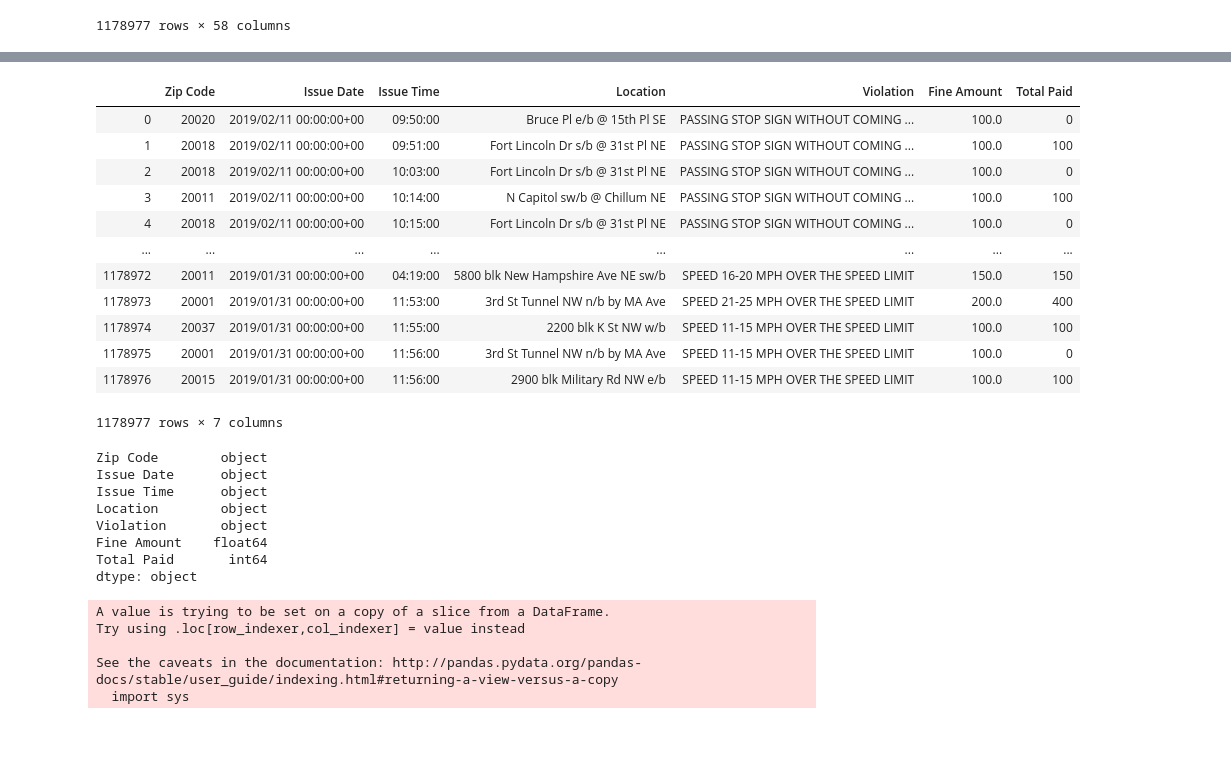
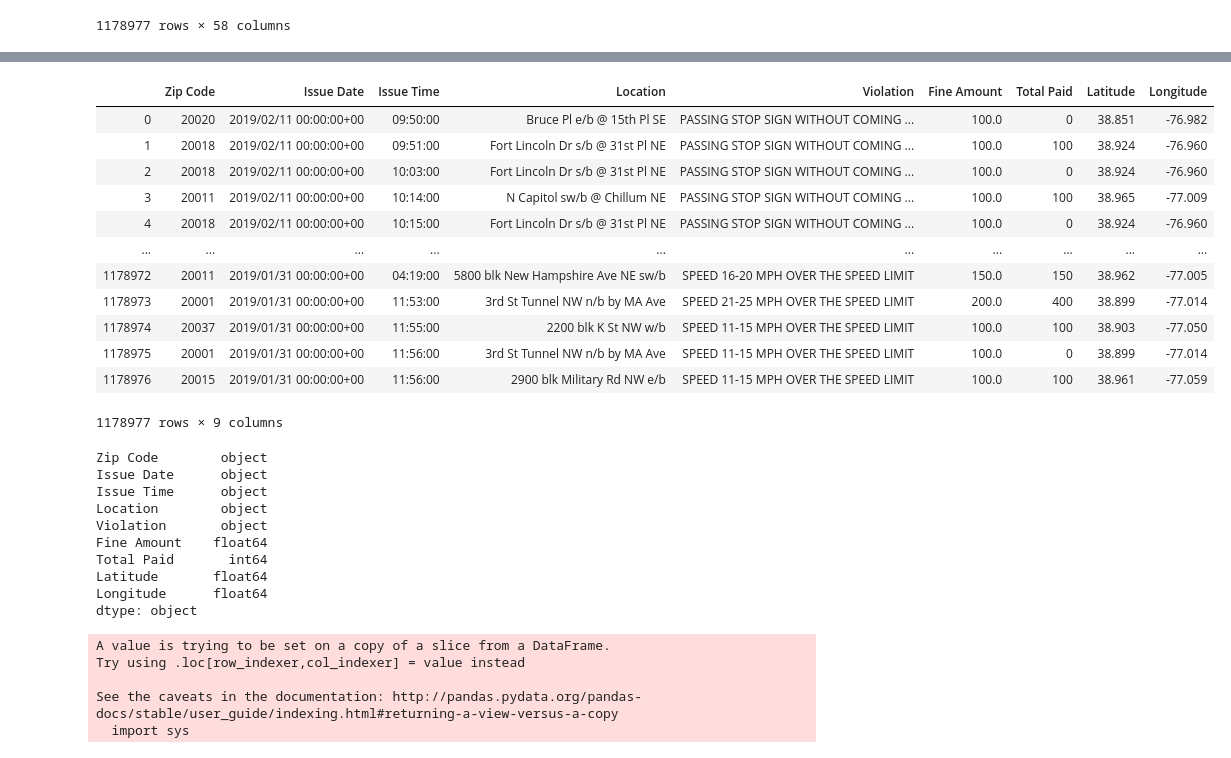
Before and after one commit to carlykelly/Traffic_Project, a Jupyter notebook: Traffic_Data.ipynb, the cells around one changed output, grey strips where cells are left out. Saved outputs shown, nothing was run; the diff lists cells and outputs as text; code cells hidden in the pictures.

Commit message:
Latitude and Logitude added

```diff
--- a/Traffic_Data.ipynb
+++ b/Traffic_Data.ipynb
@@ -298,26 +298,27 @@ Index(['ACCIDENT_INDICATOR_x', 'BODY_STYLE', 'DISPOSITION_CODE_x',
        'VIOLATION_PROCESS_DESC_y', 'XCOORD_y', 'YCOORD_y', 'Zip Code'],
       dtype='object')
 # %%
-traffic_cams_short = test[["Zip Code","ISSUE_DATE_x", "ISSUE_TIME", "LOCATION", "VIOLATION_PROCESS_DESC_x", "FINE_AMOUNT_x", "TOTAL_PAID_x"]]
+traffic_cams_short = test[["Zip Code","ISSUE_DATE_x", "ISSUE_TIME", "LOCATION", "VIOLATION_PROCESS_DESC_x", "FINE_AMOUNT_x", "TOTAL_PAID_x",
+                          "LATITUDE_x","LONGITUDE_x"]]
 traffic_cams_short = traffic_cams_short.rename(columns = {"Zip Code":"Zip Code", "ISSUE_DATE_x":"Issue Date",
                                               "ISSUE_TIME":"Issue Time", "LOCATION":"Location",
                                               "VIOLATION_PROCESS_DESC_x":"Violation", "FINE_AMOUNT_x":"Fine Amount",
-                                              "TOTAL_PAID_x":"Total Paid"})
+                                              "TOTAL_PAID_x":"Total Paid", "LATITUDE_x":"Latitude","LONGITUDE_x":"Longitude" })
 traffic_cams_short
 # %% [output]
-|  | Zip Code | Issue Date | Issue Time | Location | Violation | Fine Amount | Total Paid |
-| 0 | 20020 | 2019/02/11 00:00:00+00 | 09:50:00 | Bruce Pl e/b @ 15th Pl SE | PASSING STOP SIGN WITHOUT COMING ... | 100.0 | 0 |
-| 1 | 20018 | 2019/02/11 00:00:00+00 | 09:51:00 | Fort Lincoln Dr s/b @ 31st Pl NE | PASSING STOP SIGN WITHOUT COMING ... | 100.0 | 100 |
-| 2 | 20018 | 2019/02/11 00:00:00+00 | 10:03:00 | Fort Lincoln Dr s/b @ 31st Pl NE | PASSING STOP SIGN WITHOUT COMING ... | 100.0 | 0 |
-| 3 | 20011 | 2019/02/11 00:00:00+00 | 10:14:00 | N Capitol sw/b @ Chillum NE | PASSING STOP SIGN WITHOUT COMING ... | 100.0 | 100 |
-| 4 | 20018 | 2019/02/11 00:00:00+00 | 10:15:00 | Fort Lincoln Dr s/b @ 31st Pl NE | PASSING STOP SIGN WITHOUT COMING ... | 100.0 | 0 |
-| ... | ... | ... | ... | ... | ... | ... | ... |
-| 1178972 | 20011 | 2019/01/31 00:00:00+00 | 04:19:00 | 5800 blk New Hampshire Ave NE sw/b | SPEED 16-20 MPH OVER THE SPEED LIMIT | 150.0 | 150 |
-| 1178973 | 20001 | 2019/01/31 00:00:00+00 | 11:53:00 | 3rd St Tunnel NW n/b by MA Ave | SPEED 21-25 MPH OVER THE SPEED LIMIT | 200.0 | 400 |
-| 1178974 | 20037 | 2019/01/31 00:00:00+00 | 11:55:00 | 2200 blk K St NW w/b | SPEED 11-15 MPH OVER THE SPEED LIMIT | 100.0 | 100 |
-| 1178975 | 20001 | 2019/01/31 00:00:00+00 | 11:56:00 | 3rd St Tunnel NW n/b by MA Ave | SPEED 11-15 MPH OVER THE SPEED LIMIT | 100.0 | 0 |
-| 1178976 | 20015 | 2019/01/31 00:00:00+00 | 11:56:00 | 2900 blk Military Rd NW e/b | SPEED 11-15 MPH OVER THE SPEED LIMIT | 100.0 | 100 |
+|  | Zip Code | Issue Date | Issue Time | Location | Violation | Fine Amount | Total Paid | Latitude | Longitude |
+| 0 | 20020 | 2019/02/11 00:00:00+00 | 09:50:00 | Bruce Pl e/b @ 15th Pl SE | PASSING STOP SIGN WITHOUT COMING ... | 100.0 | 0 | 38.851 | -76.982 |
+| 1 | 20018 | 2019/02/11 00:00:00+00 | 09:51:00 | Fort Lincoln Dr s/b @ 31st Pl NE | PASSING STOP SIGN WITHOUT COMING ... | 100.0 | 100 | 38.924 | -76.960 |
+| 2 | 20018 | 2019/02/11 00:00:00+00 | 10:03:00 | Fort Lincoln Dr s/b @ 31st Pl NE | PASSING STOP SIGN WITHOUT COMING ... | 100.0 | 0 | 38.924 | -76.960 |
+| 3 | 20011 | 2019/02/11 00:00:00+00 | 10:14:00 | N Capitol sw/b @ Chillum NE | PASSING STOP SIGN WITHOUT COMING ... | 100.0 | 100 | 38.965 | -77.009 |
+| 4 | 20018 | 2019/02/11 00:00:00+00 | 10:15:00 | Fort Lincoln Dr s/b @ 31st Pl NE | PASSING STOP SIGN WITHOUT COMING ... | 100.0 | 0 | 38.924 | -76.960 |
+| ... | ... | ... | ... | ... | ... | ... | ... | ... | ... |
+| 1178972 | 20011 | 2019/01/31 00:00:00+00 | 04:19:00 | 5800 blk New Hampshire Ave NE sw/b | SPEED 16-20 MPH OVER THE SPEED LIMIT | 150.0 | 150 | 38.962 | -77.005 |
+| 1178973 | 20001 | 2019/01/31 00:00:00+00 | 11:53:00 | 3rd St Tunnel NW n/b by MA Ave | SPEED 21-25 MPH OVER THE SPEED LIMIT | 200.0 | 400 | 38.899 | -77.014 |
+| 1178974 | 20037 | 2019/01/31 00:00:00+00 | 11:55:00 | 2200 blk K St NW w/b | SPEED 11-15 MPH OVER THE SPEED LIMIT | 100.0 | 100 | 38.903 | -77.050 |
+| 1178975 | 20001 | 2019/01/31 00:00:00+00 | 11:56:00 | 3rd St Tunnel NW n/b by MA Ave | SPEED 11-15 MPH OVER THE SPEED LIMIT | 100.0 | 0 | 38.899 | -77.014 |
+| 1178976 | 20015 | 2019/01/31 00:00:00+00 | 11:56:00 | 2900 blk Military Rd NW e/b | SPEED 11-15 MPH OVER THE SPEED LIMIT | 100.0 | 100 | 38.961 | -77.059 |
-1178977 rows × 7 columns
+1178977 rows × 9 columns
 # %%
 traffic_cams_short.dtypes
 # %% [output]
@@ -328,6 +329,8 @@ Location        object
 Violation       object
 Fine Amount    float64
 Total Paid       int64
+Latitude       float64
+Longitude      float64
 dtype: object
 # %%
 traffic_cams_short["Zip Code"]= traffic_cams_short["Zip Code"].astype(int)
```
Also changed, not shown: parts of 1 cell of this notebook.
